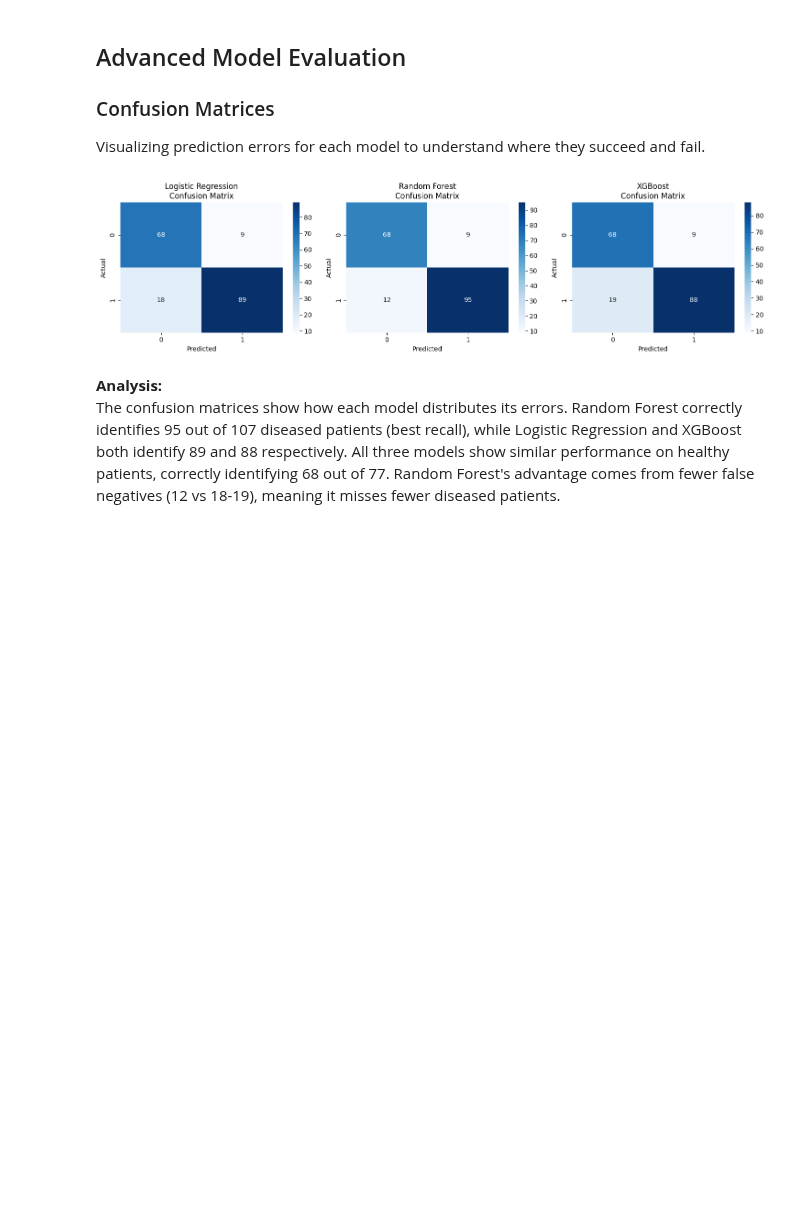
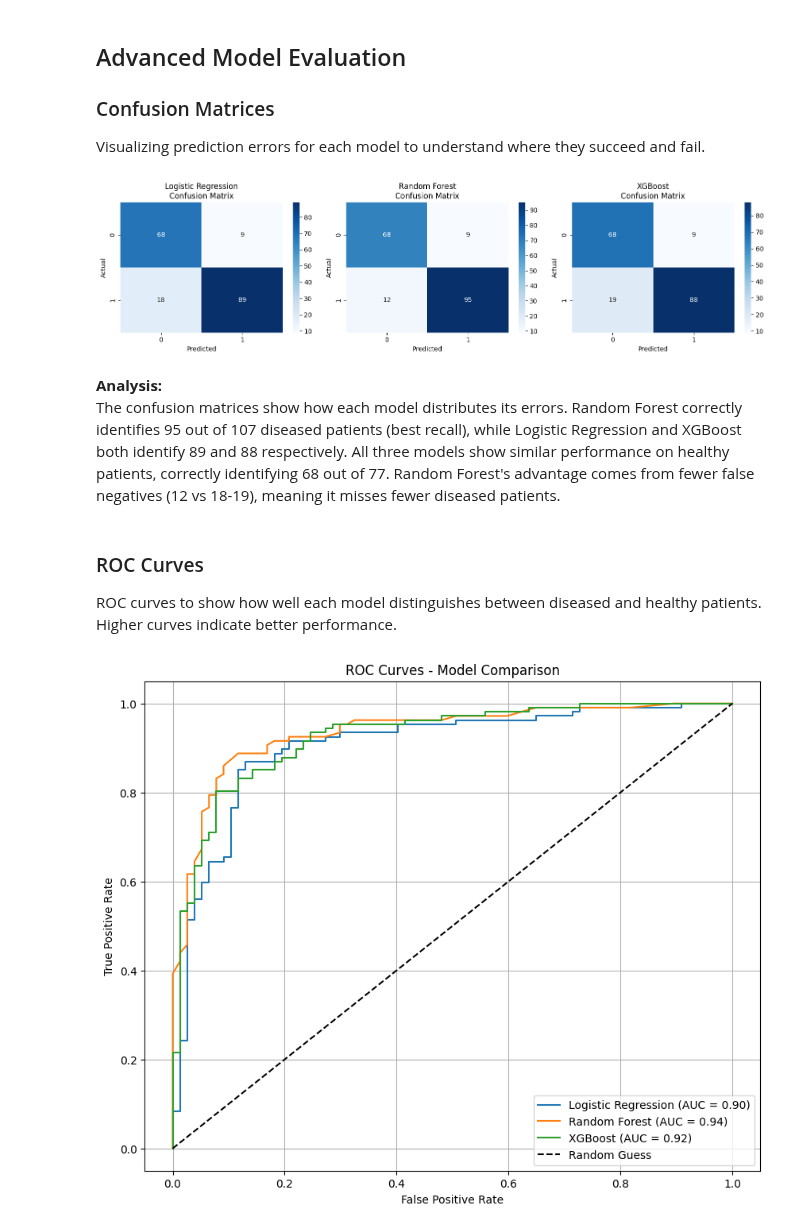
Before and after one commit to AishwaryaAshok846/Heart-Disease-Prediction, a Jupyter notebook: heart_disease_prediction.ipynb, the cells around one changed output. Cells and saved outputs as stored; diff of their text form; code cells hidden in the pictures; blank space fills up the shorter version.

Commit message:
Added model evaluation-confusion matrices, ROC curves, and feature importance

```diff
--- a/heart_disease_prediction.ipynb
+++ b/heart_disease_prediction.ipynb
@@ -668,3 +668,43 @@ plt.show()
 # %% [markdown]
 **Analysis:**
 The confusion matrices show how each model distributes its errors. Random Forest correctly identifies 95 out of 107 diseased patients (best recall), while Logistic Regression and XGBoost both identify 89 and 88 respectively. All three models show similar performance on healthy patients, correctly identifying 68 out of 77. Random Forest's advantage comes from fewer false negatives (12 vs 18-19), meaning it misses fewer diseased patients.
+# %% [markdown]
+### ROC Curves
+
+ROC curves to show how well each model distinguishes between diseased and healthy patients. Higher curves indicate better performance.
+# %%
+from sklearn.metrics import roc_curve, roc_auc_score
+
+# Get probabilities for each model
+lr_probs = log_reg.predict_proba(X_test_scaled)[:, 1]
+rf_probs = rf_model.predict_proba(X_test_scaled)[:, 1]
+xgb_probs = xgb_model.predict_proba(X_test_scaled)[:, 1]
+
+# Calculate AUC scores
+auc_lr = roc_auc_score(y_test, lr_probs)
+auc_rf = roc_auc_score(y_test, rf_probs)
+auc_xgb = roc_auc_score(y_test, xgb_probs)
+
+# Plot ROC curves
+plt.figure(figsize=(10, 8))
+
+# Calculate and plot for each model
+lr_fpr, lr_tpr, _ = roc_curve(y_test, lr_probs)
+plt.plot(lr_fpr, lr_tpr, label=f'Logistic Regression (AUC = {auc_lr:.2f})')
+
+rf_fpr, rf_tpr, _ = roc_curve(y_test, rf_probs)
+plt.plot(rf_fpr, rf_tpr, label=f'Random Forest (AUC = {auc_rf:.2f})')
+
+xgb_fpr, xgb_tpr, _ = roc_curve(y_test, xgb_probs)
+plt.plot(xgb_fpr, xgb_tpr, label=f'XGBoost (AUC = {auc_xgb:.2f})')
+
+plt.plot([0, 1], [0, 1], 'k--', label='Random Guess')
+
+plt.xlabel('False Positive Rate')
+plt.ylabel('True Positive Rate')
+plt.title('ROC Curves - Model Comparison')
+plt.legend()
+plt.grid(True)
+plt.show()
+# %% [output]
+[figure, added]
```
Also changed, not shown: parts of 4 cells of this notebook.
